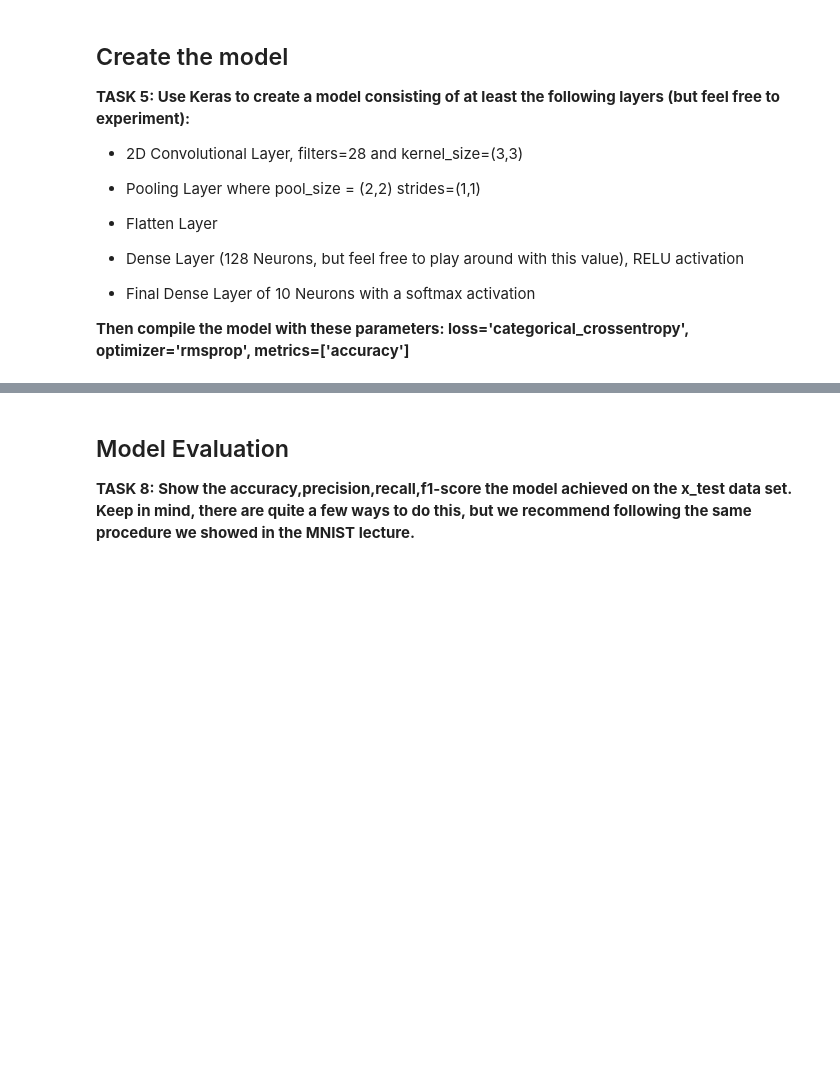
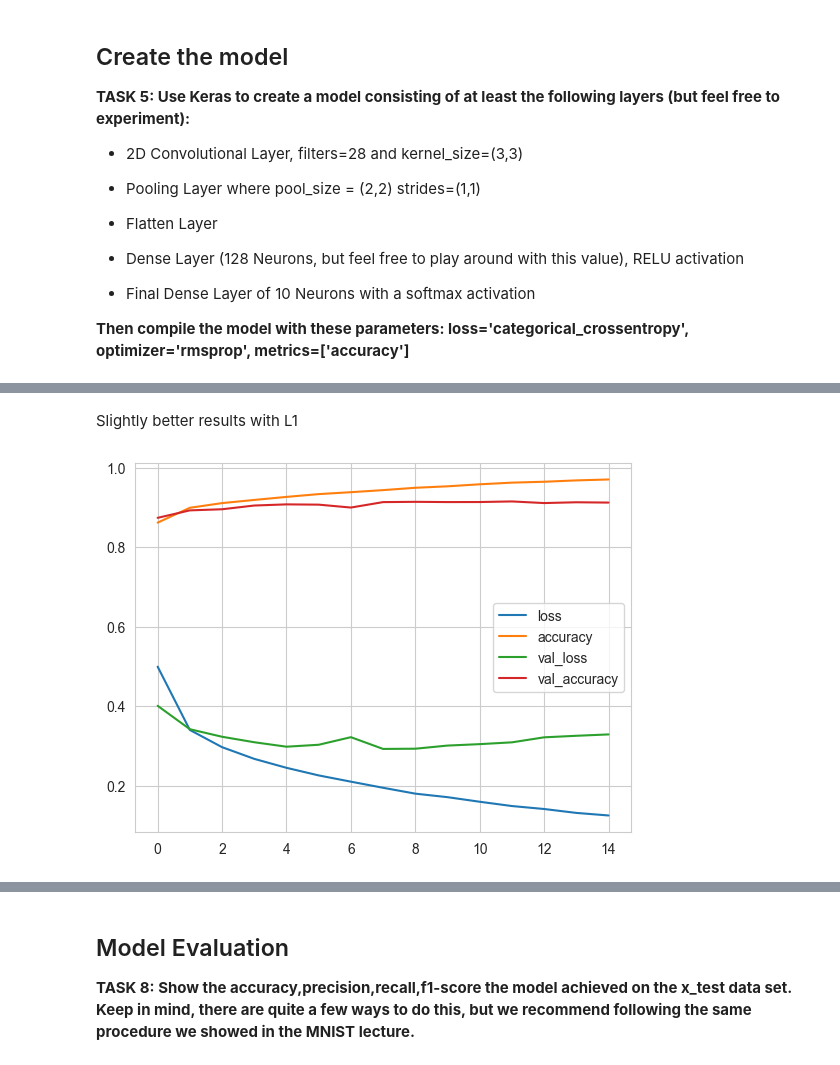
Before and after one commit to 0xArwa/Image-classification-CNN, a Jupyter notebook: DL-Assignment-2 (Image Classification with CNN)-Student.ipynb, the cells around one changed output, grey strips where cells are left out. Saved outputs shown, nothing was run; the diff lists cells and outputs as text; code cells hidden in the pictures; blank space fills up the shorter version.

```diff
--- a/DL-Assignment-2 (Image Classification with CNN)-Student.ipynb
+++ b/DL-Assignment-2 (Image Classification with CNN)-Student.ipynb
@@ -112,0 +324,18 @@ sns.heatmap(X_train[770],annot=True, cmap="magma", fmt=".3g")
+# %%
+# alternative arch
+set_seed()
+model_2 = Sequential()
+
+model_2.add(Conv2D(32, kernel_size=(3, 3), activation='relu',
+input_shape=(28, 28, 1), kernel_regularizer=tf.keras.regularizers.l1(0.01))) #L1 penalty
+
+model_2.add(MaxPool2D(pool_size=(2, 2), strides=(1, 1)))
+
+model_2.add(Flatten())
+
+model_2.add(Dense(128, activation='relu'))
+
+model_2.add(Dense(10, activation='softmax'))
+
+model_2.compile(loss='categorical_crossentropy',
+              optimizer='adam', metrics=['accuracy']) # opt is Adam
@@ -112,0 +365,9 @@ sns.heatmap(X_train[770],annot=True, cmap="magma", fmt=".3g")
+# %%
+model_2.fit(
+    X_train,
+    y_train_enc,
+    batch_size = 64, # testing with 64
+    epochs = 25,
+    validation_data=(X_test, y_test_enc),# why did we use test here ??
+    callbacks=[early_stop],
+)
@@ -112,0 +415,7 @@ sns.heatmap(X_train[770],annot=True, cmap="magma", fmt=".3g")
+# %% [markdown]
+Slightly better results with L1
+# %%
+results2 = pd.DataFrame(model_2.history.history)
+results2.plot();
+# %% [output]
+[figure, added]
```
Also changed, not shown: parts of 100 cells of this notebook, 2 other files.
